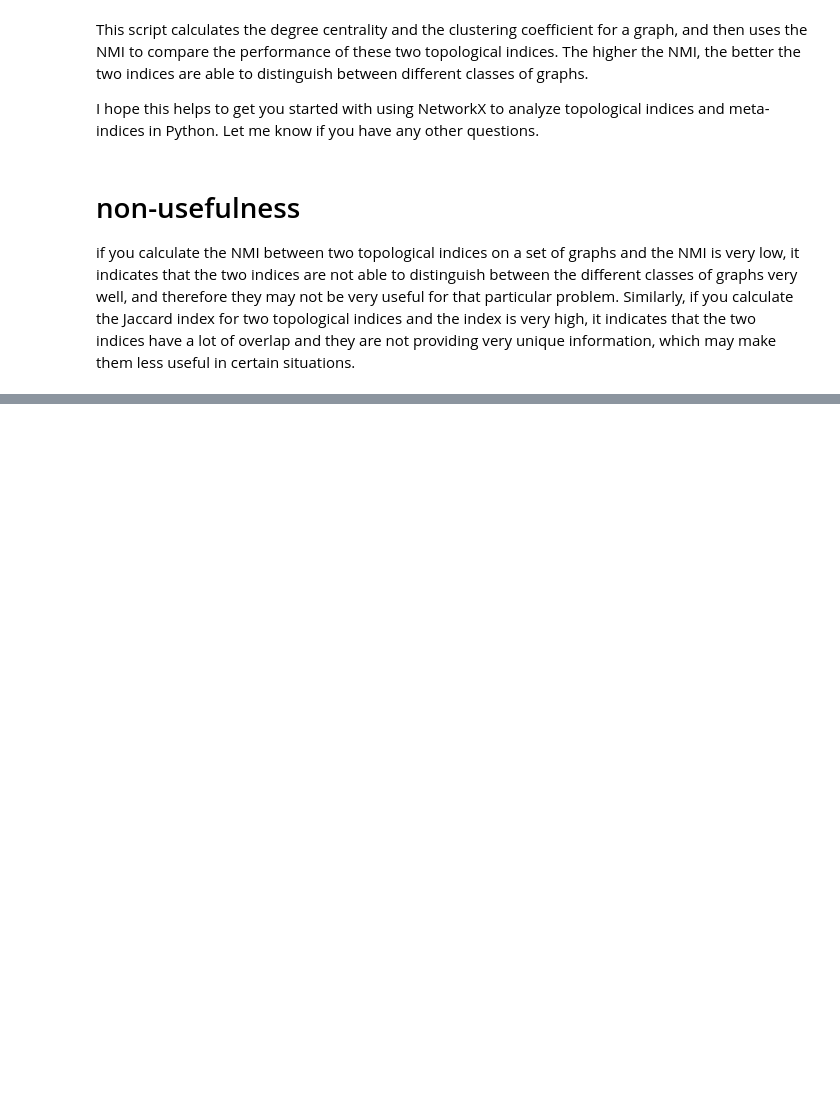
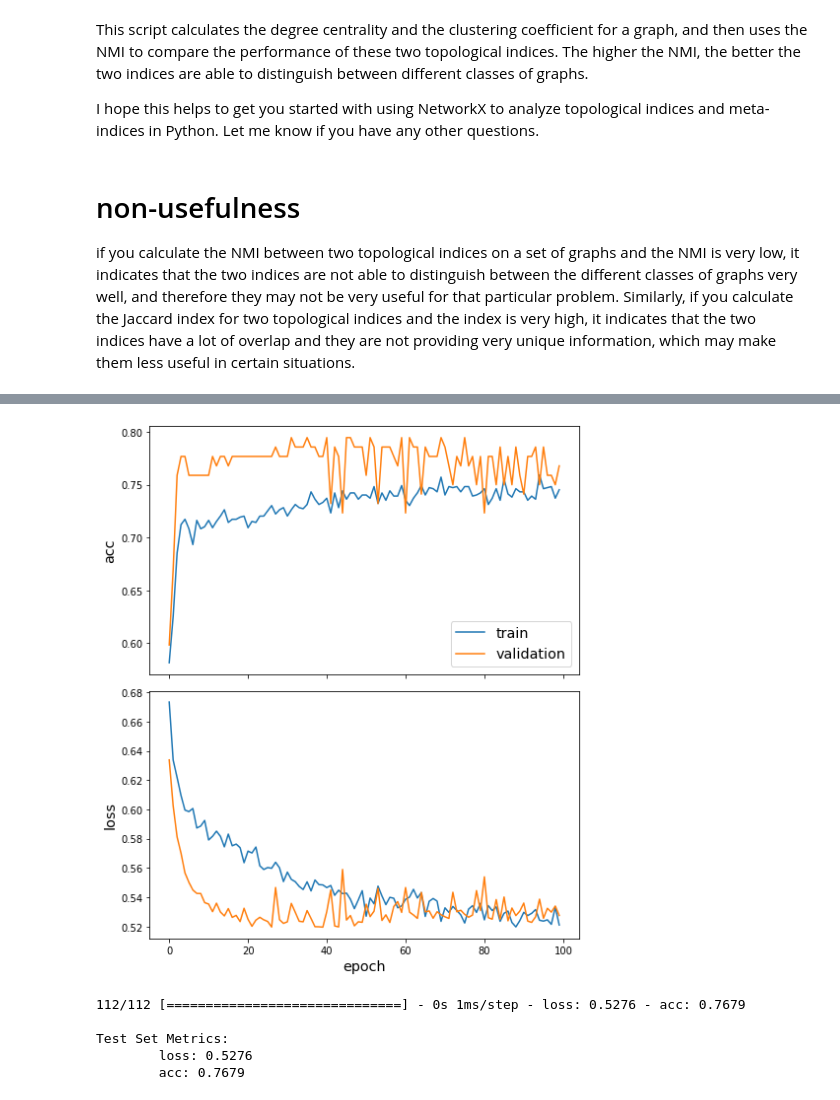
Before and after one commit to lucahost/bachelor-thesis, a Jupyter notebook: notebooks/70_playground.ipynb, the cells around one changed output, grey strips where cells are left out. Saved outputs shown, nothing was run; the diff lists cells and outputs as text; code cells hidden in the pictures; blank space fills up the shorter version.

```diff
--- a/notebooks/70_playground.ipynb
+++ b/notebooks/70_playground.ipynb
@@ -140,0 +192,31 @@ print(score)
+# %%
+model = Model(inputs=x_inp, outputs=predictions)
+
+model.compile(
+    optimizer=Adam(lr=0.0001), loss=binary_crossentropy, metrics=["acc"],
+)
+# %%
+train_graphs, test_graphs = model_selection.train_test_split(
+    graph_labels, train_size=0.9, test_size=None, stratify=graph_labels,
+)
+# %%
+gen = PaddedGraphGenerator(graphs=graphs)
+
+train_gen = gen.flow(
+    list(train_graphs.index - 1),
+    targets=train_graphs.values,
+    batch_size=50,
+    symmetric_normalization=False,
+)
+
+test_gen = gen.flow(
+    list(test_graphs.index - 1),
+    targets=test_graphs.values,
+    batch_size=1,
+    symmetric_normalization=False,
+)
+# %%
+epochs = 100
+history = model.fit(
+    train_gen, epochs=epochs, verbose=1, validation_data=test_gen, shuffle=True,
+)
@@ -140,0 +242,15 @@ print(score)
+# %%
+sg.utils.plot_history(history)
+# %% [output]
+[figure, added]
+# %%
+test_metrics = model.evaluate(test_gen)
+print("\nTest Set Metrics:")
+for name, val in zip(model.metrics_names, test_metrics):
+    print("\t{}: {:0.4f}".format(name, val))
+# %% [output]
+112/112 [==============================] - 0s 1ms/step - loss: 0.5276 - acc: 0.7679
+
+Test Set Metrics:
+        loss: 0.5276
+        acc: 0.7679
```
Also changed, not shown: parts of 7 cells of this notebook.
